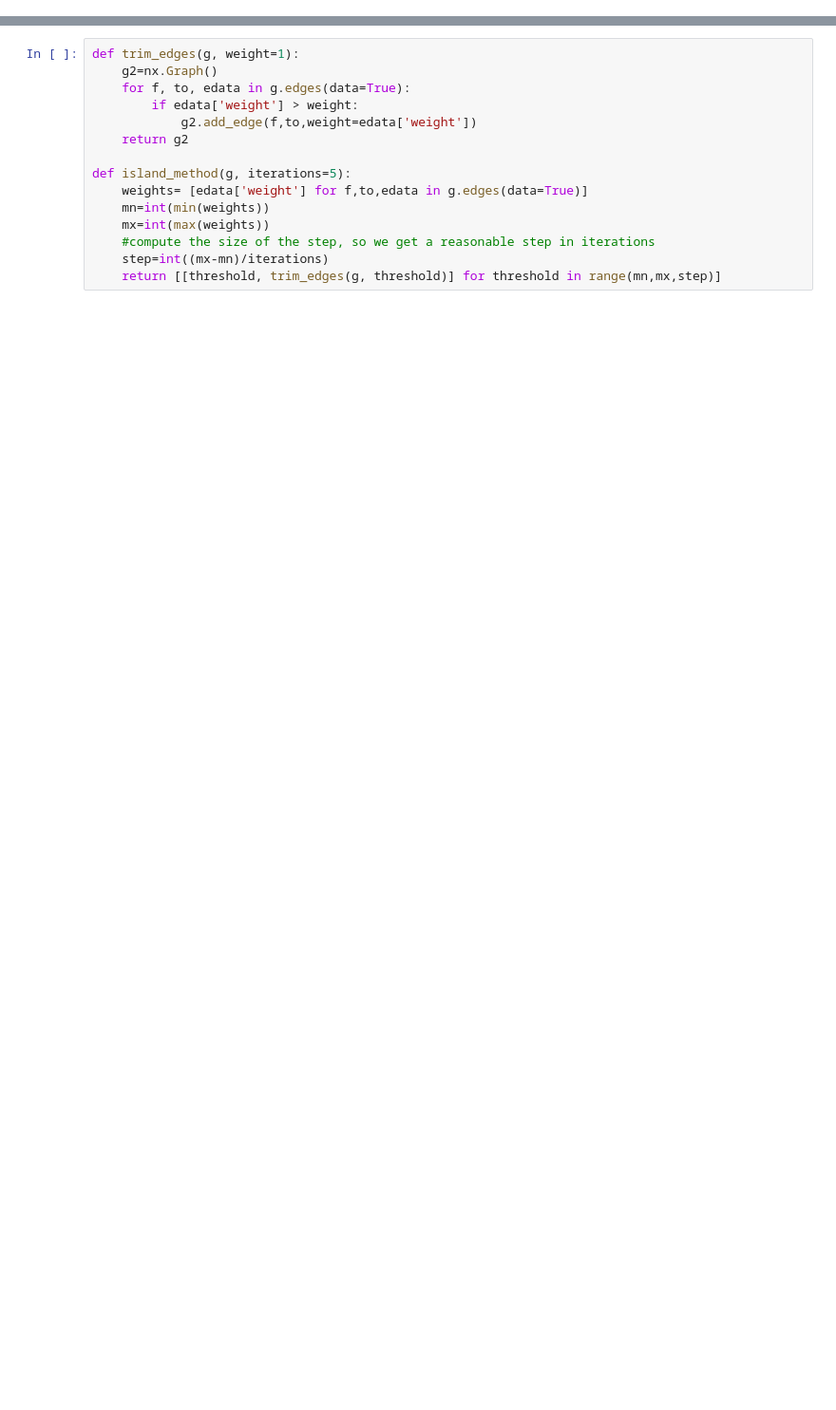
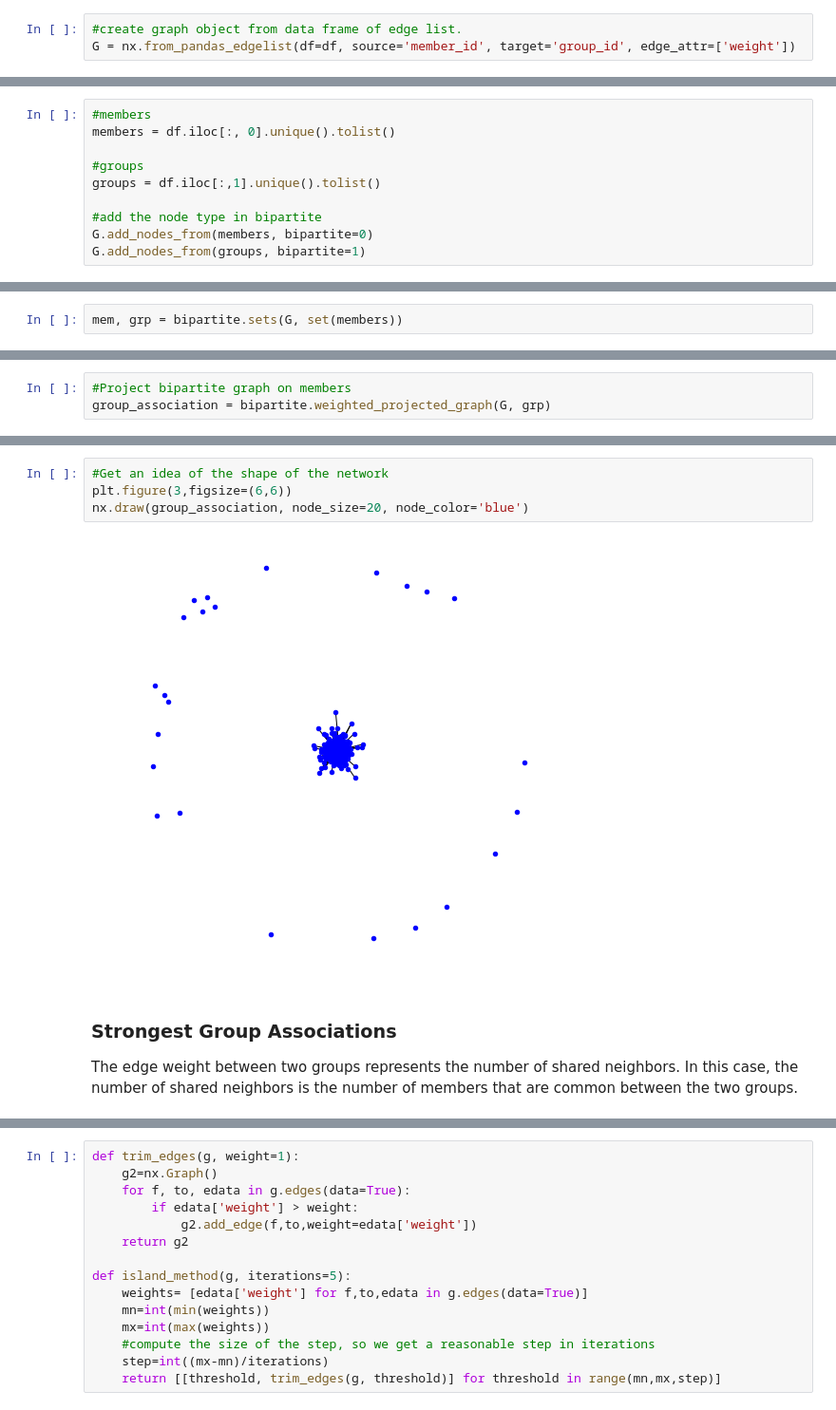
Before and after one commit to jonygeta/data-620-Project-2, a Jupyter notebook: DATA 620 Project 2.ipynb, the cells around one changed output, grey strips where cells are left out. Shown at 95% size. Saved outputs shown, nothing was run; the diff lists cells and outputs as text; blank space fills up the shorter version.

```diff
--- a/DATA 620 Project 2.ipynb
+++ b/DATA 620 Project 2.ipynb
@@ -47,0 +60,3 @@ member_graph = nx.from_pandas_edgelist(member, edge_attr=True)
+# %%
+#create graph object from data frame of edge list.
+G = nx.from_pandas_edgelist(df=df, source='member_id', target='group_id', edge_attr=['weight'])
@@ -47,0 +67,10 @@ member_graph = nx.from_pandas_edgelist(member, edge_attr=True)
+# %%
+#members
+members = df.iloc[:, 0].unique().tolist()
+
+#groups
+groups = df.iloc[:,1].unique().tolist()
+
+#add the node type in bipartite
+G.add_nodes_from(members, bipartite=0)
+G.add_nodes_from(groups, bipartite=1)
@@ -47,0 +91,2 @@ member_graph = nx.from_pandas_edgelist(member, edge_attr=True)
+# %%
+mem, grp = bipartite.sets(G, set(members))
@@ -47,0 +97,3 @@ member_graph = nx.from_pandas_edgelist(member, edge_attr=True)
+# %%
+#Project bipartite graph on members
+group_association = bipartite.weighted_projected_graph(G, grp)
@@ -47,0 +116,10 @@ member_graph = nx.from_pandas_edgelist(member, edge_attr=True)
+# %%
+#Get an idea of the shape of the network
+plt.figure(3,figsize=(6,6))
+nx.draw(group_association, node_size=20, node_color='blue')
+# %% [output]
+[figure, added]
+# %% [markdown]
+### Strongest Group Associations
+
+The edge weight between two groups represents the number of shared neighbors. In this case, the number of shared neighbors is the number of members that are common between the two groups.
```
Also changed, not shown: parts of 51 cells of this notebook.
